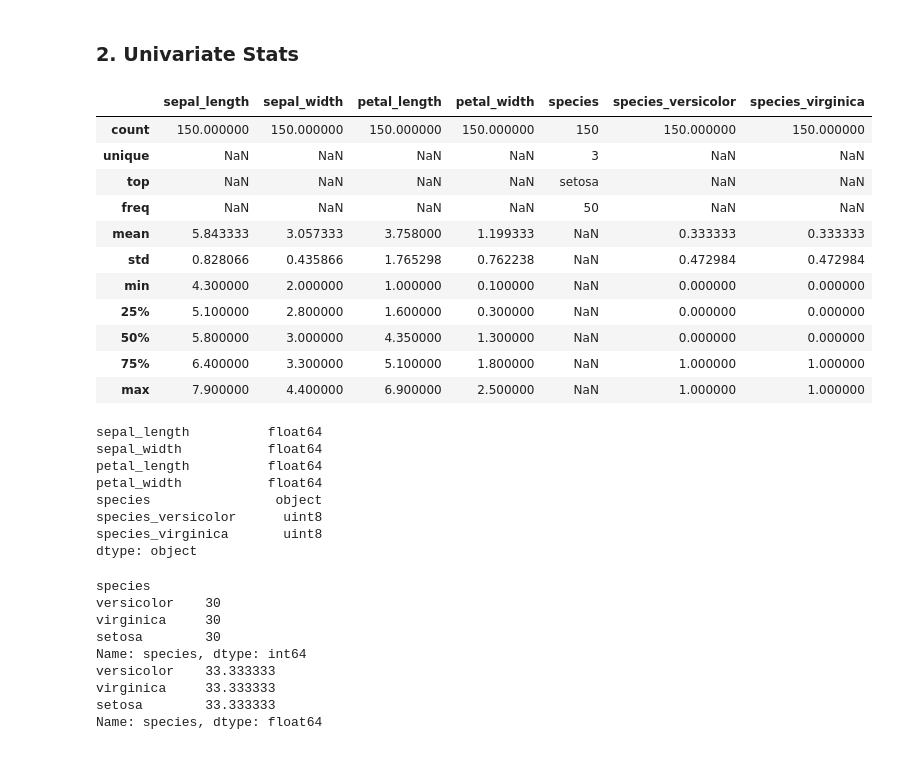
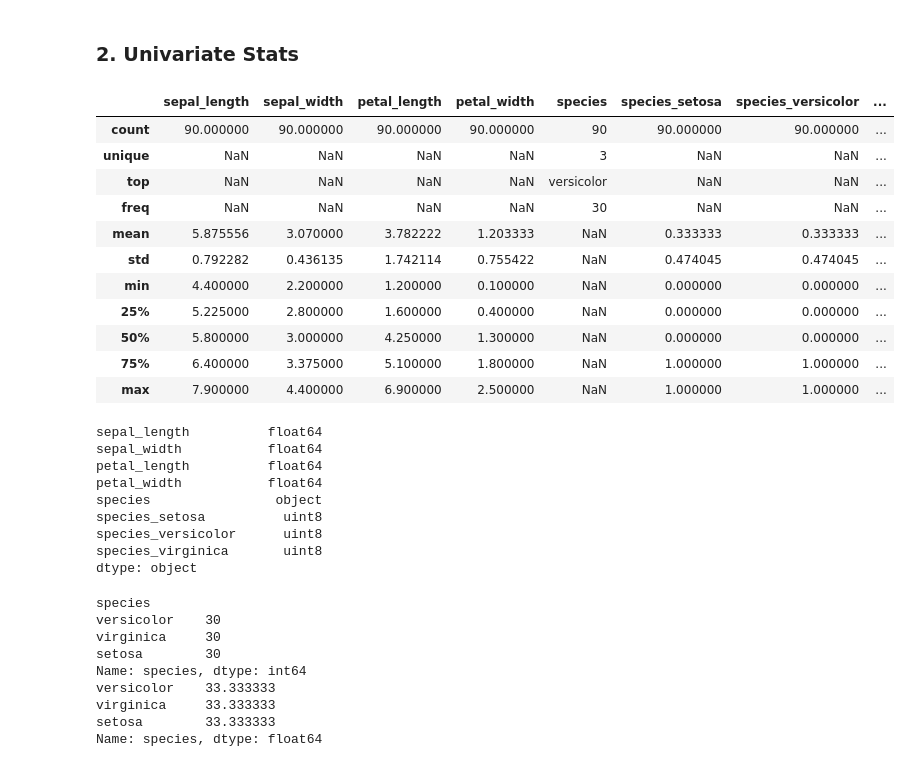
Before and after one commit to cristinalucin/classification-exercises, a Jupyter notebook: classification_exercises.ipynb, the cells around one changed output. Drawn from its saved outputs; the diff is of its cells as text; code cells hidden in the pictures.

```diff
--- a/classification_exercises.ipynb
+++ b/classification_exercises.ipynb
@@ -478,28 +478,29 @@ train_iris, validate_iris, test_iris = prepare.my_train_test_split(iris_df, targ
 # %%
 ##For each measurement type (quantitative variable): create a histogram, boxplot, & compute descriptive
 ##statistics (using .describe()).
-iris_df.describe(include='all')
+train_iris.describe(include='all')
 # %% [output]
-|  | sepal_length | sepal_width | petal_length | petal_width | species | species_versicolor | species_virginica |
-| count | 150.000000 | 150.000000 | 150.000000 | 150.000000 | 150 | 150.000000 | 150.000000 |
-| unique | NaN | NaN | NaN | NaN | 3 | NaN | NaN |
-| top | NaN | NaN | NaN | NaN | setosa | NaN | NaN |
-| freq | NaN | NaN | NaN | NaN | 50 | NaN | NaN |
-| mean | 5.843333 | 3.057333 | 3.758000 | 1.199333 | NaN | 0.333333 | 0.333333 |
-| std | 0.828066 | 0.435866 | 1.765298 | 0.762238 | NaN | 0.472984 | 0.472984 |
-| min | 4.300000 | 2.000000 | 1.000000 | 0.100000 | NaN | 0.000000 | 0.000000 |
-| 25% | 5.100000 | 2.800000 | 1.600000 | 0.300000 | NaN | 0.000000 | 0.000000 |
-| 50% | 5.800000 | 3.000000 | 4.350000 | 1.300000 | NaN | 0.000000 | 0.000000 |
-| 75% | 6.400000 | 3.300000 | 5.100000 | 1.800000 | NaN | 1.000000 | 1.000000 |
-| max | 7.900000 | 4.400000 | 6.900000 | 2.500000 | NaN | 1.000000 | 1.000000 |
+|  | sepal_length | sepal_width | petal_length | petal_width | species | species_setosa | species_versicolor | ... |
+| count | 90.000000 | 90.000000 | 90.000000 | 90.000000 | 90 | 90.000000 | 90.000000 | ... |
+| unique | NaN | NaN | NaN | NaN | 3 | NaN | NaN | ... |
+| top | NaN | NaN | NaN | NaN | versicolor | NaN | NaN | ... |
+| freq | NaN | NaN | NaN | NaN | 30 | NaN | NaN | ... |
+| mean | 5.875556 | 3.070000 | 3.782222 | 1.203333 | NaN | 0.333333 | 0.333333 | ... |
+| std | 0.792282 | 0.436135 | 1.742114 | 0.755422 | NaN | 0.474045 | 0.474045 | ... |
+| min | 4.400000 | 2.200000 | 1.200000 | 0.100000 | NaN | 0.000000 | 0.000000 | ... |
+| 25% | 5.225000 | 2.800000 | 1.600000 | 0.400000 | NaN | 0.000000 | 0.000000 | ... |
+| 50% | 5.800000 | 3.000000 | 4.250000 | 1.300000 | NaN | 0.000000 | 0.000000 | ... |
+| 75% | 6.400000 | 3.375000 | 5.100000 | 1.800000 | NaN | 1.000000 | 1.000000 | ... |
+| max | 7.900000 | 4.400000 | 6.900000 | 2.500000 | NaN | 1.000000 | 1.000000 | ... |
 # %%
-iris_df.dtypes
+train_iris.dtypes
 # %% [output]
 sepal_length          float64
 sepal_width           float64
 petal_length          float64
 petal_width           float64
 species                object
+species_setosa          uint8
 species_versicolor      uint8
 species_virginica       uint8
 dtype: object
```
Also changed, not shown: parts of 85 cells of this notebook.
